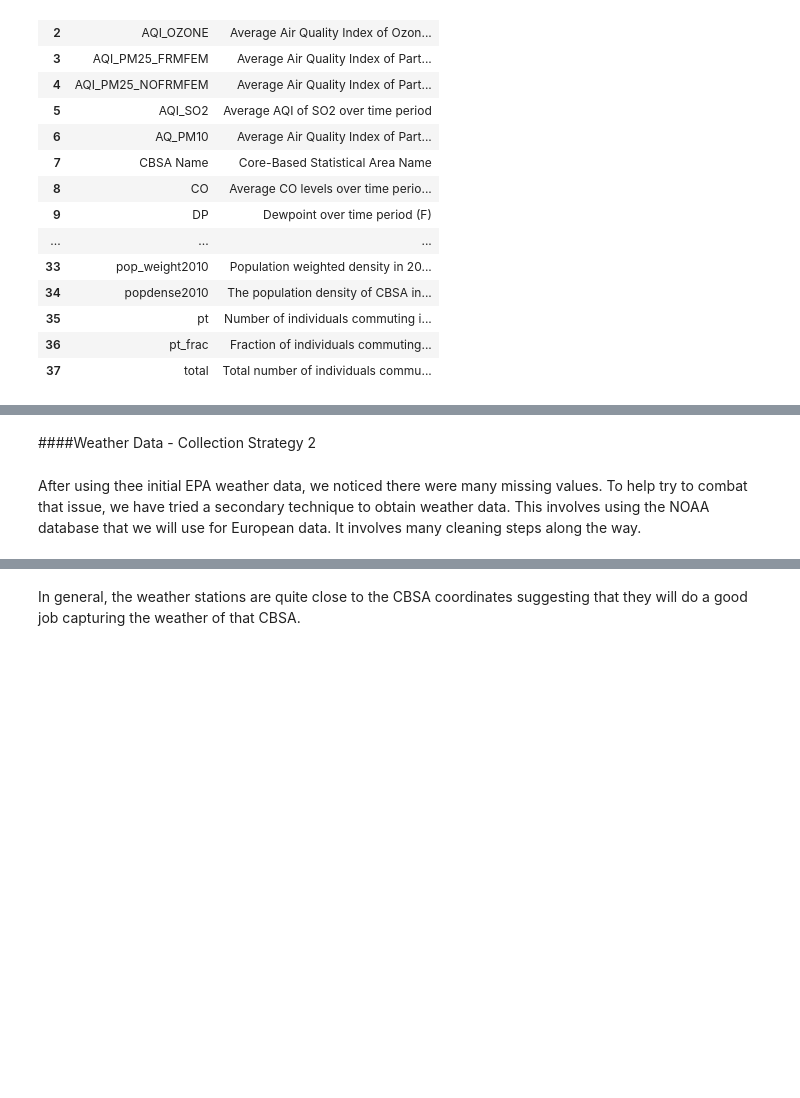
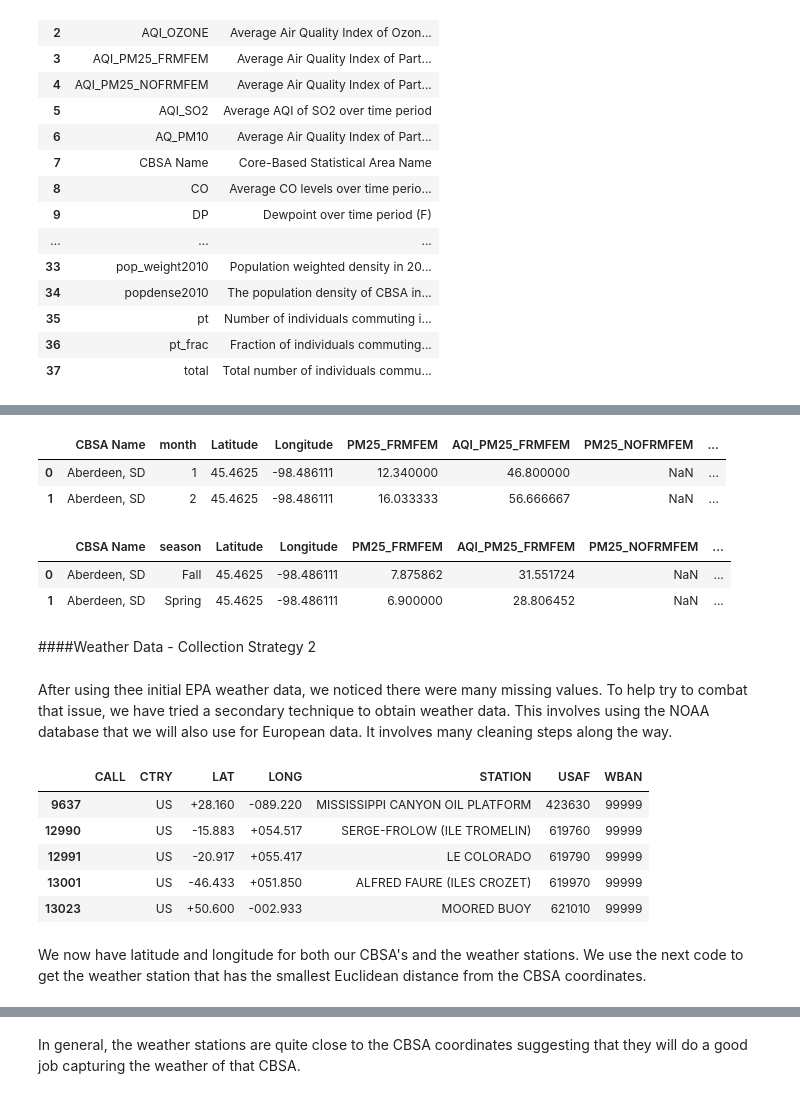
Before and after one commit to mchaffin17/AirPollutionFinalProject, a Jupyter notebook: DataCollection&Cleaning.ipynb, the cells around one changed output, grey strips where cells are left out. Drawn from its saved outputs; the diff is of its cells as text; code cells hidden in the pictures; blank space fills up the shorter version.

```diff
--- a/DataCollection&Cleaning.ipynb
+++ b/DataCollection&Cleaning.ipynb
@@ -713,7 +720,19 @@ Codebook for datasets:
+# %%
+MonthDat.head(2)
+# %% [output]
+|  | CBSA Name | month | Latitude | Longitude | PM25_FRMFEM | AQI_PM25_FRMFEM | PM25_NOFRMFEM | ... |
+| 0 | Aberdeen, SD | 1 | 45.4625 | -98.486111 | 12.340000 | 46.800000 | NaN | ... |
+| 1 | Aberdeen, SD | 2 | 45.4625 | -98.486111 | 16.033333 | 56.666667 | NaN | ... |
+# %%
+SeasonDat.head(2)
+# %% [output]
+|  | CBSA Name | season | Latitude | Longitude | PM25_FRMFEM | AQI_PM25_FRMFEM | PM25_NOFRMFEM | ... |
+| 0 | Aberdeen, SD | Fall | 45.4625 | -98.486111 | 7.875862 | 31.551724 | NaN | ... |
+| 1 | Aberdeen, SD | Spring | 45.4625 | -98.486111 | 6.900000 | 28.806452 | NaN | ... |
 # %% [markdown]
 ####Weather Data - Collection Strategy 2
 # %% [markdown]
-After using thee initial EPA weather data, we noticed there were many missing values. To help try to combat that issue, we have tried a secondary technique to obtain weather data. This involves using the NOAA database that we will use for European data. It involves many cleaning steps along the way.
+After using thee initial EPA weather data, we noticed there were many missing values. To help try to combat that issue, we have tried a secondary technique to obtain weather data. This involves using the NOAA database that we will also use for European data. It involves many cleaning steps along the way.
 # %%
 #Load in the 3 US datasets
 YearDat = pd.read_csv('YearDat.csv')
@@ -765,5 +787,14 @@ stationdf=pd.DataFrame(frameDict)
 # %%
 #Filter to US only
 stationdf= stationdf[stationdf['CTRY']=="US"]
+# %%
+stationdf.head()
+# %% [output]
+|  | CALL | CTRY | LAT | LONG | STATION | USAF | WBAN |
+| 9637 |  | US | +28.160 | -089.220 | MISSISSIPPI CANYON OIL PLATFORM | 423630 | 99999 |
+| 12990 |  | US | -15.883 | +054.517 | SERGE-FROLOW (ILE TROMELIN) | 619760 | 99999 |
+| 12991 |  | US | -20.917 | +055.417 | LE COLORADO | 619790 | 99999 |
+| 13001 |  | US | -46.433 | +051.850 | ALFRED FAURE (ILES CROZET) | 619970 | 99999 |
+| 13023 |  | US | +50.600 | -002.933 | MOORED BUOY | 621010 | 99999 |
 # %%
 #Clean lat and long in station data
@@ -798,4 +830,6 @@ stationdf_subset = stationdf_subset[mask]
 # %%
 #Make a dictionary of latitiude and longitude of all weather stations with data
 latlong_lookup = [(c,x,y) for c,x,y in zip(stationdf_subset['ID'],stationdf_subset['LAT'],stationdf_subset['LONG'])]
+# %% [markdown]
+We now have latitude and longitude for both our CBSA's and the weather stations. We use the next code to get the weather station that has the smallest Euclidean distance from the CBSA coordinates.
 # %%
```
Also changed, not shown: parts of 94 cells of this notebook, 7 other files.
